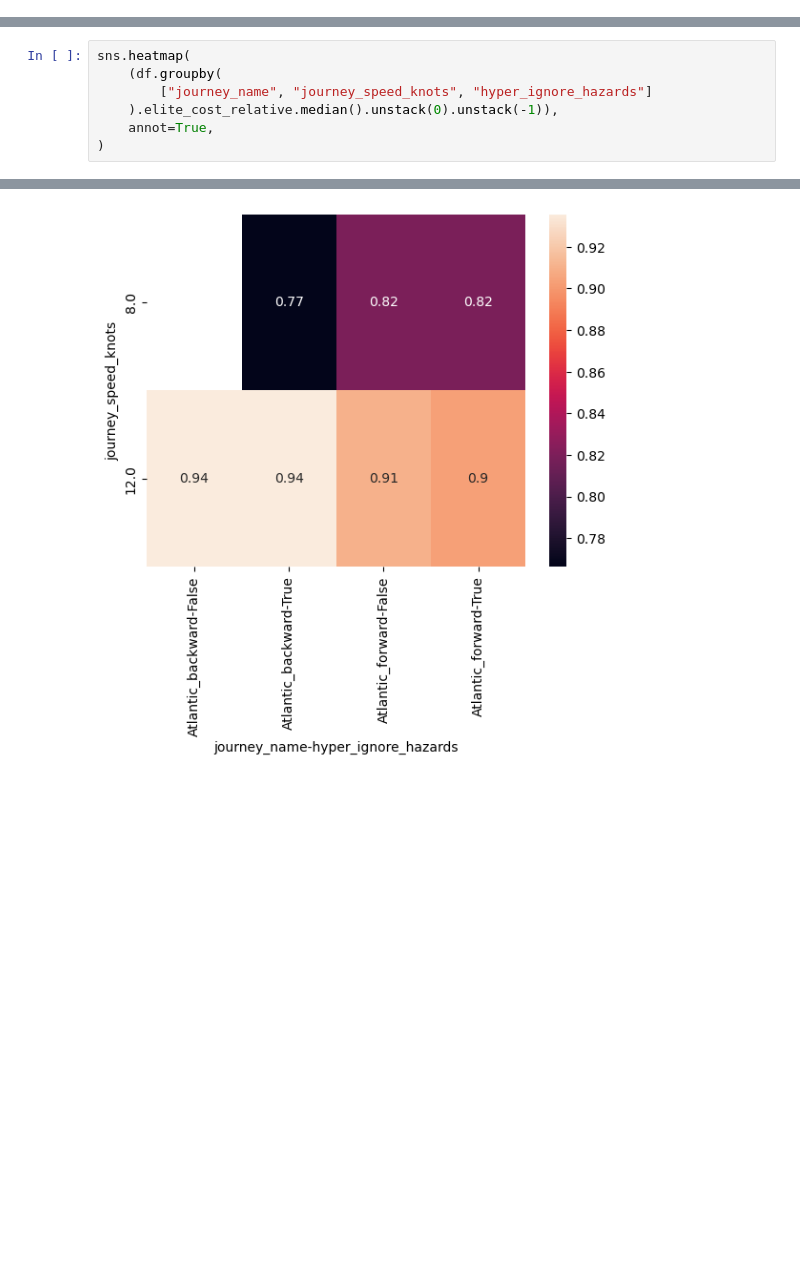
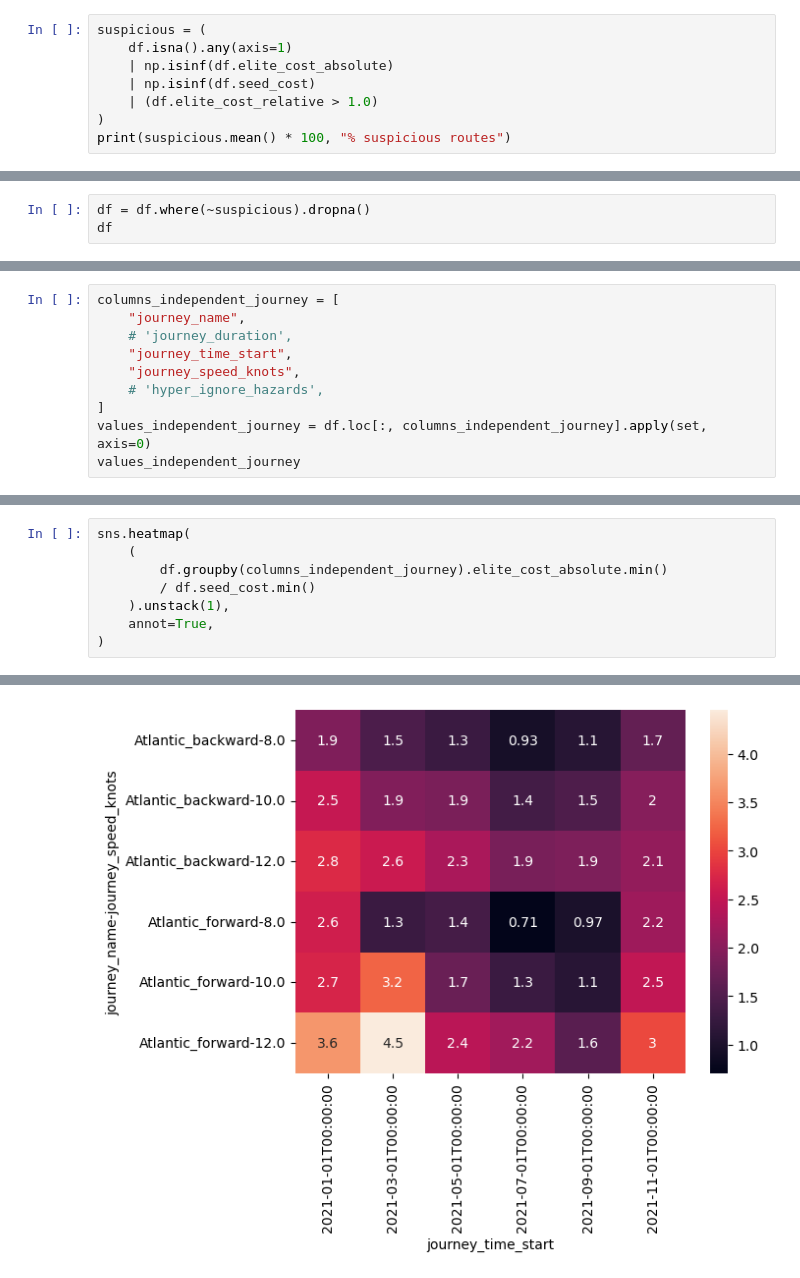
Before and after one commit to willirath/ship_routing, a Jupyter notebook: tuning/02_hyperparameter_tuning_analysis.ipynb, the cells around one changed output, grey strips where cells are left out. Cells and saved outputs as stored; diff of their text form; blank space fills up the shorter version.

```diff
--- a/tuning/02_hyperparameter_tuning_analysis.ipynb
+++ b/tuning/02_hyperparameter_tuning_analysis.ipynb
@@ -81,0 +91,8 @@ Index(['hyper_population_size', 'hyper_random_seed',
+# %%
+suspicious = (
+    df.isna().any(axis=1)
+    | np.isinf(df.elite_cost_absolute)
+    | np.isinf(df.seed_cost)
+    | (df.elite_cost_relative > 1.0)
+)
+print(suspicious.mean() * 100, "% suspicious routes")
@@ -81,0 +101,3 @@ Index(['hyper_population_size', 'hyper_random_seed',
+# %%
+df = df.where(~suspicious).dropna()
+df
@@ -81,0 +119,10 @@ Index(['hyper_population_size', 'hyper_random_seed',
+# %%
+columns_independent_journey = [
+    "journey_name",
+    # 'journey_duration',
+    "journey_time_start",
+    "journey_speed_knots",
+    # 'hyper_ignore_hazards',
+]
+values_independent_journey = df.loc[:, columns_independent_journey].apply(set, axis=0)
+values_independent_journey
@@ -90,8 +176,9 @@ sns.heatmap(
 # %%
 sns.heatmap(
-    (df.groupby(
-        ["journey_name", "journey_speed_knots", "hyper_ignore_hazards"]
-    ).elite_cost_relative.median().unstack(0).unstack(-1)),
+    (
+        df.groupby(columns_independent_journey).elite_cost_absolute.min()
+        / df.seed_cost.min()
+    ).unstack(1),
     annot=True,
 )
 # %% [output]
@@ -99 +186 @@ sns.heatmap(
-[figure, old version]
+[figure, new version]
```
Also changed, not shown: parts of 23 cells of this notebook, 1 other file.
